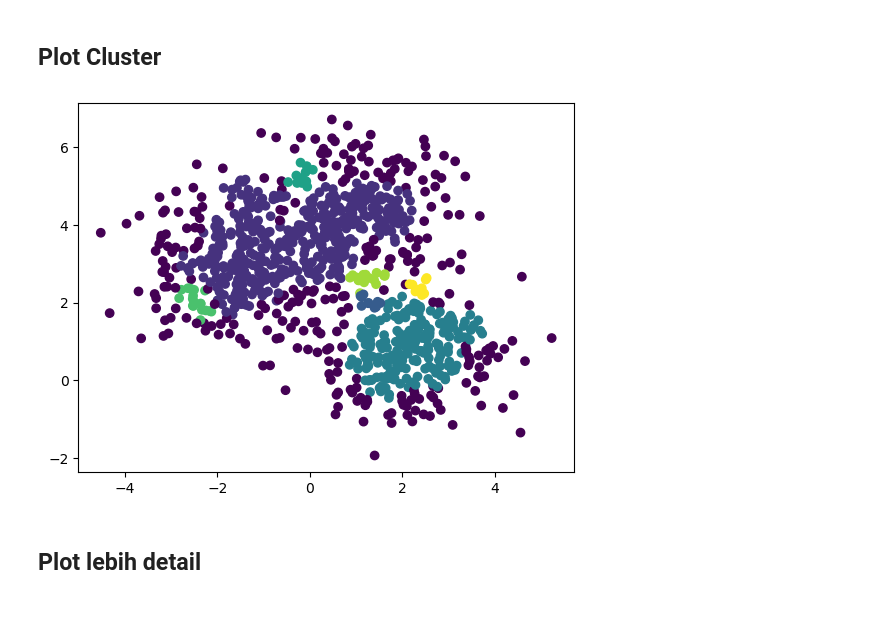
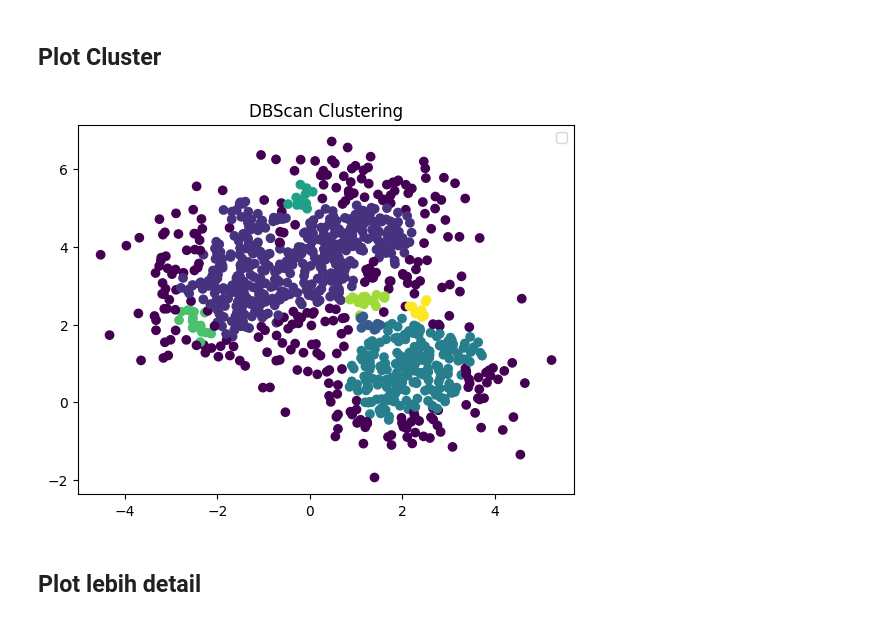
Before and after one commit to SuwandiRamadhan/Bootcamp-AI, a Jupyter notebook: 4/K-Means, Hierarchical Clustering, and DBSCAN.ipynb, the cells around one changed output. Saved outputs shown, nothing was run; the diff lists cells and outputs as text; code cells hidden in the pictures.

```diff
--- a/4/K-Means, Hierarchical Clustering, and DBSCAN.ipynb
+++ b/4/K-Means, Hierarchical Clustering, and DBSCAN.ipynb
@@ -324,9 +349,13 @@ You can explore more here: https://scikit-learn.org/stable/modules/generated/skl
 # %%
 #plot the result
 plt.scatter(X[:, 0], X[:, 1], c=dbscan.labels_)
+
+
+plt.title('DBScan Clustering')
+plt.legend()
 plt.show()
 # %% [output]
-[figure, old version]
+[figure, new version]
 # %% [markdown]
 ## Plot lebih detail
 # %%
```
Also changed, not shown: parts of 9 cells of this notebook, 8 other files.
